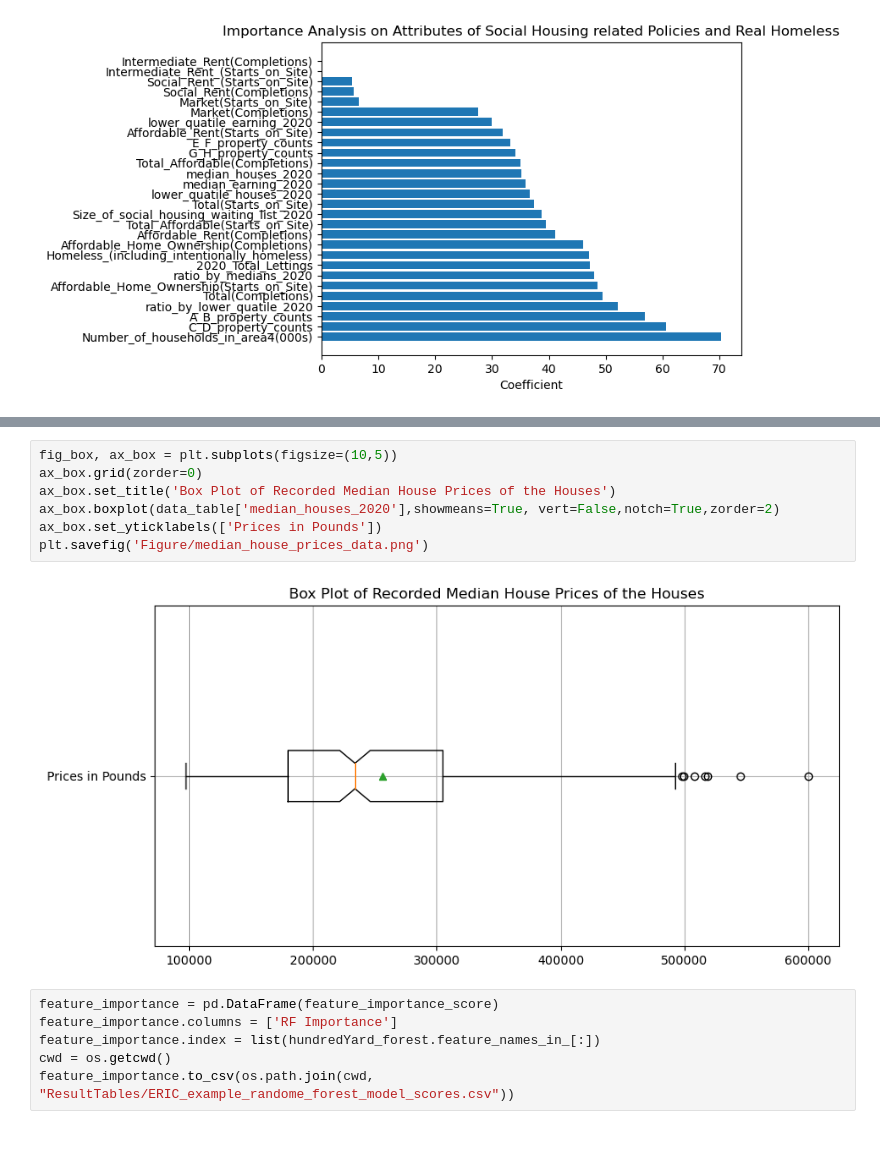
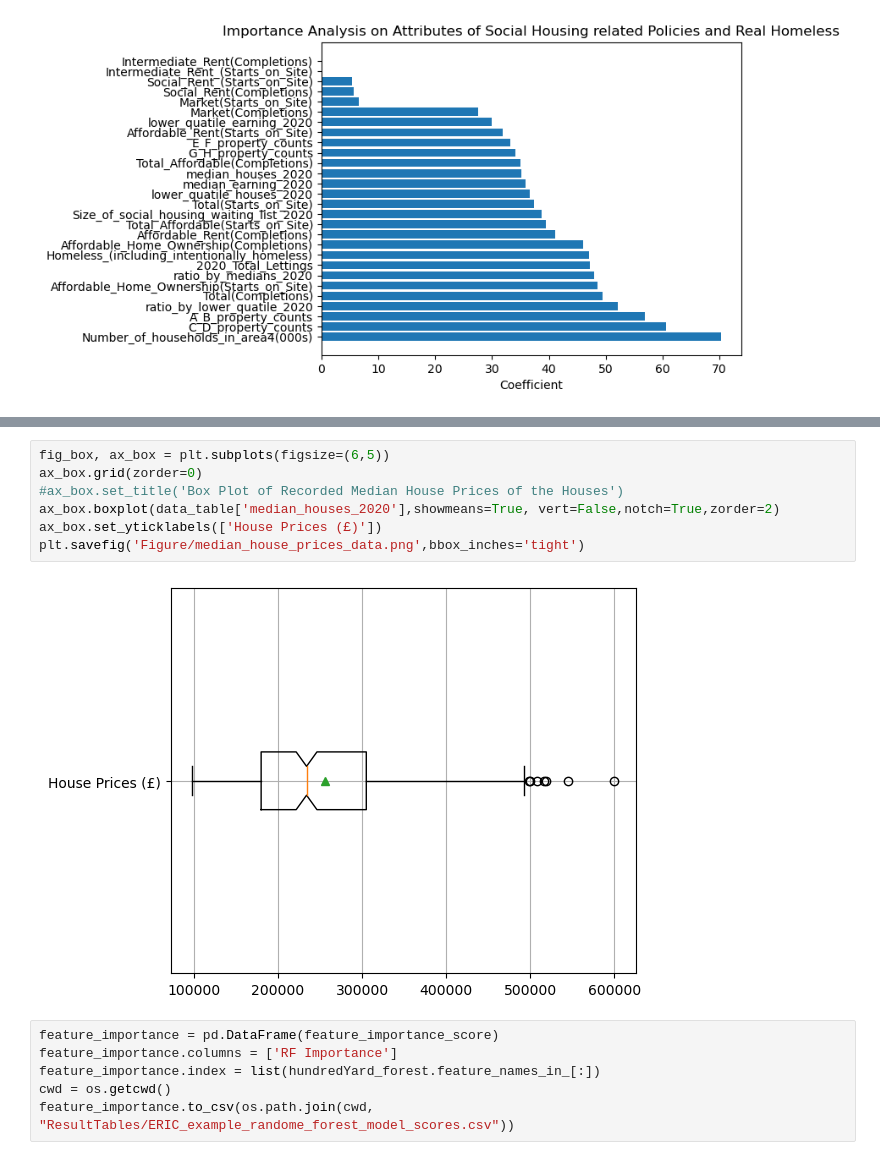
Before and after one commit to SIthodox2286/ADS_year3_project_8, a Jupyter notebook: ERIC_random_forest_analysis.ipynb, the cells around one changed output, grey strips where cells are left out. Cells and saved outputs as stored; diff of their text form.

```diff
--- a/ERIC_random_forest_analysis.ipynb
+++ b/ERIC_random_forest_analysis.ipynb
@@ -166,12 +196,12 @@ plt.savefig('Figure/lq_house_prices_data.png')
 # %%
-fig_box, ax_box = plt.subplots(figsize=(10,5))
+fig_box, ax_box = plt.subplots(figsize=(6,5))
 ax_box.grid(zorder=0)
-ax_box.set_title('Box Plot of Recorded Median House Prices of the Houses')
+#ax_box.set_title('Box Plot of Recorded Median House Prices of the Houses')
 ax_box.boxplot(data_table['median_houses_2020'],showmeans=True, vert=False,notch=True,zorder=2)
-ax_box.set_yticklabels(['Prices in Pounds'])
-plt.savefig('Figure/median_house_prices_data.png')
+ax_box.set_yticklabels(['House Prices (£)'])
+plt.savefig('Figure/median_house_prices_data.png',bbox_inches='tight')
 # %% [output]
-[figure, old version]
+[figure, new version]
 # %%
 feature_importance = pd.DataFrame(feature_importance_score)
 feature_importance.columns = ['RF Importance']
```
Also changed, not shown: parts of 12 cells of this notebook, 11 other files.
